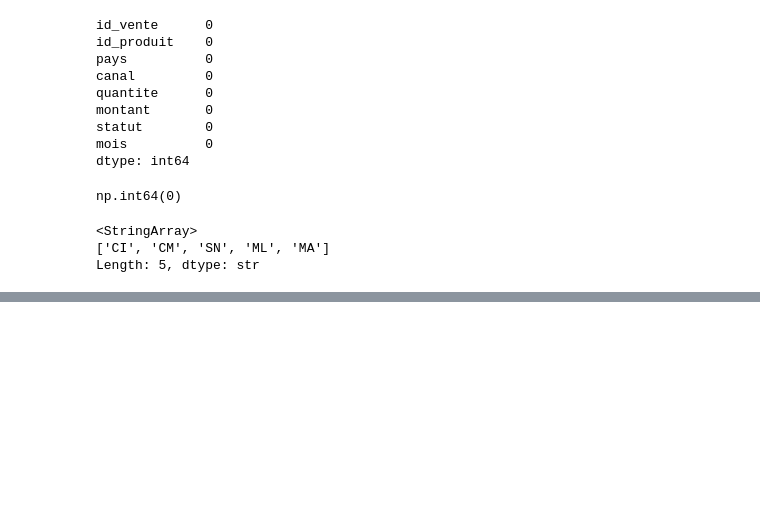
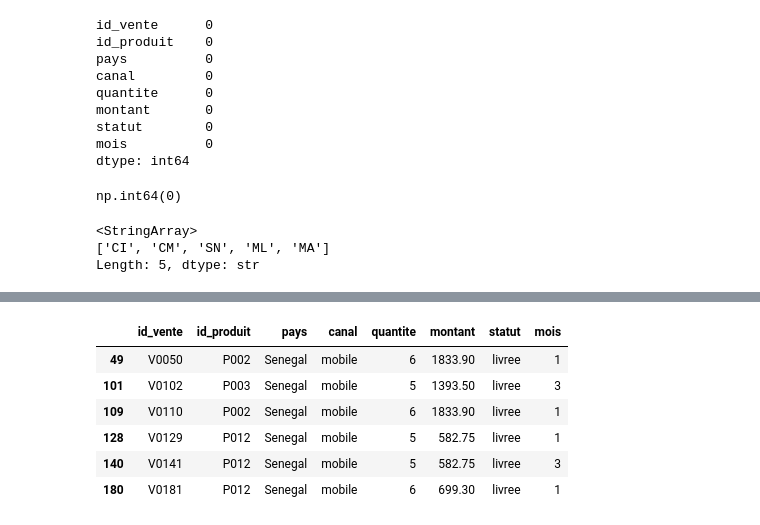
Before and after one commit to CHRISTIAN86-spec/donnees_m01, a Jupyter notebook: Donnees01.ipynb, the cells around one changed output, grey strips where cells are left out. Cells and saved outputs as stored; diff of their text form; code cells hidden in the pictures; blank space fills up the shorter version.

```diff
--- a/Donnees01.ipynb
+++ b/Donnees01.ipynb
@@ -215,0 +254,12 @@ Length: 5, dtype: str
+# %%
+# Filtrer : Pays == 'Senegal' ET Montant > 500
+ventes_cibles = df_ventes[(df_ventes['pays'] == 'Senegal') & (df_ventes['montant'] > 500)]
+ventes_cibles
+# %% [output]
+|  | id_vente | id_produit | pays | canal | quantite | montant | statut | mois |
+| 49 | V0050 | P002 | Senegal | mobile | 6 | 1833.90 | livree | 1 |
+| 101 | V0102 | P003 | Senegal | mobile | 5 | 1393.50 | livree | 3 |
+| 109 | V0110 | P002 | Senegal | mobile | 6 | 1833.90 | livree | 1 |
+| 128 | V0129 | P012 | Senegal | mobile | 5 | 582.75 | livree | 1 |
+| 140 | V0141 | P012 | Senegal | mobile | 5 | 582.75 | livree | 3 |
+| 180 | V0181 | P012 | Senegal | mobile | 6 | 699.30 | livree | 1 |
```
Also changed, not shown: parts of 17 cells of this notebook, 1 other file.
